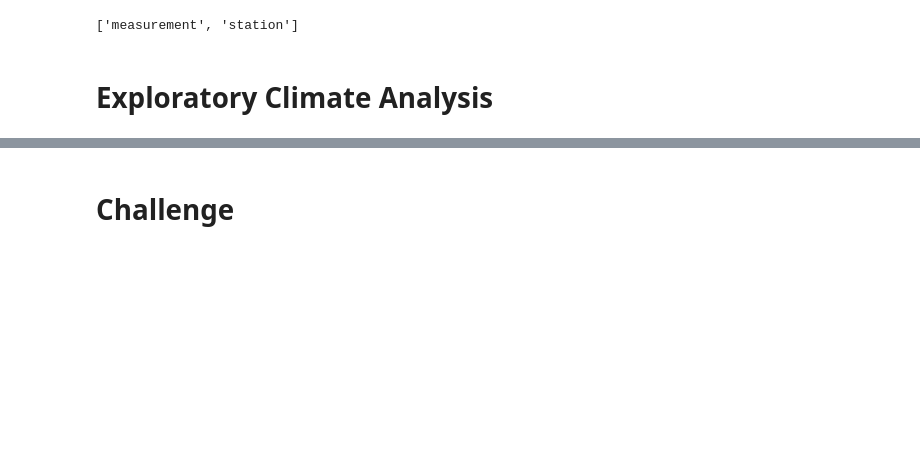
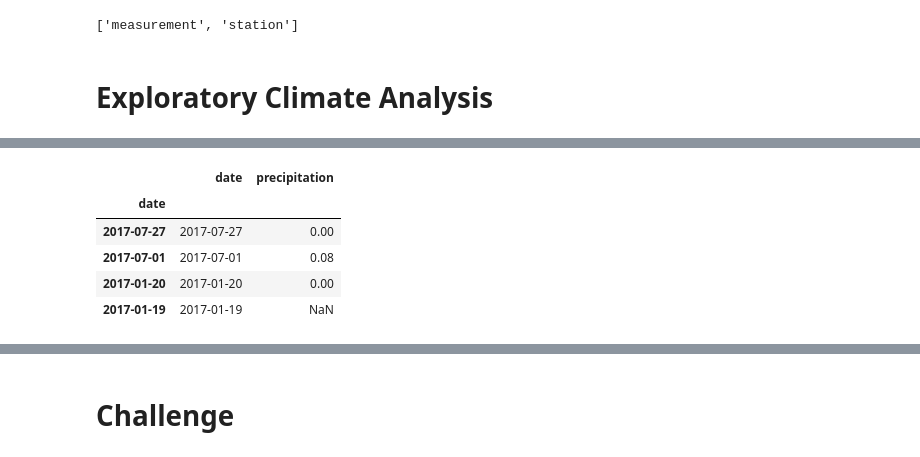
Before and after one commit to t-nicole13/Hawaii_Climate_Analysis, a Jupyter notebook: climate_analysis.ipynb, the cells around one changed output, grey strips where cells are left out. Drawn from its saved outputs; the diff is of its cells as text; code cells hidden in the pictures; blank space fills up the shorter version.

```diff
--- a/climate_analysis.ipynb
+++ b/climate_analysis.ipynb
@@ -55,2 +68,11 @@ session = Session(engine)
+# %%
+df.sample(n = 4)
+# %% [output]
+|  | date | precipitation |
+| date |  |  |
+| 2017-07-27 | 2017-07-27 | 0.00 |
+| 2017-07-01 | 2017-07-01 | 0.08 |
+| 2017-01-20 | 2017-01-20 | 0.00 |
+| 2017-01-19 | 2017-01-19 | NaN |
 # %%
 # Use Pandas to calcualte the summary statistics for the precipitation data
```
Also changed, not shown: parts of 7 cells of this notebook.
